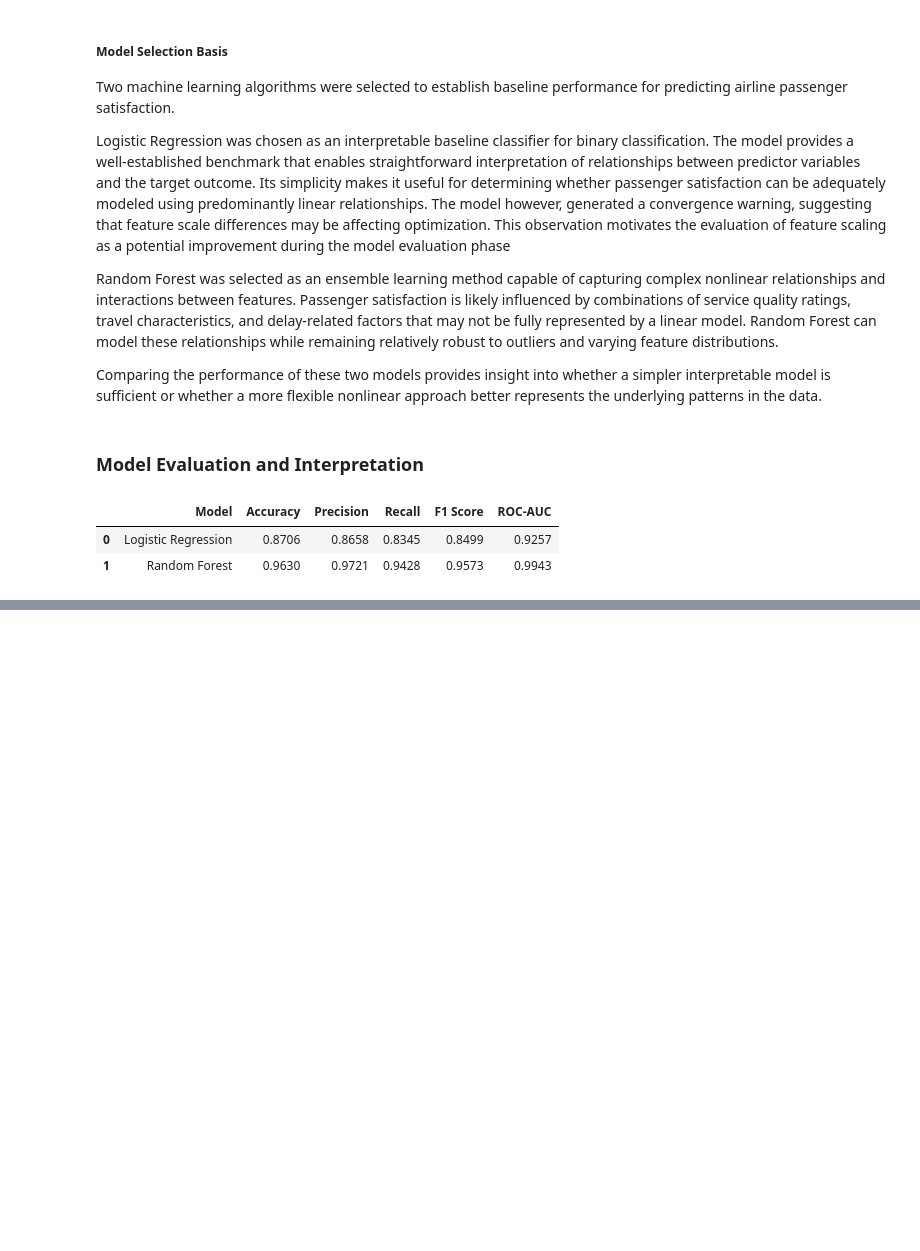
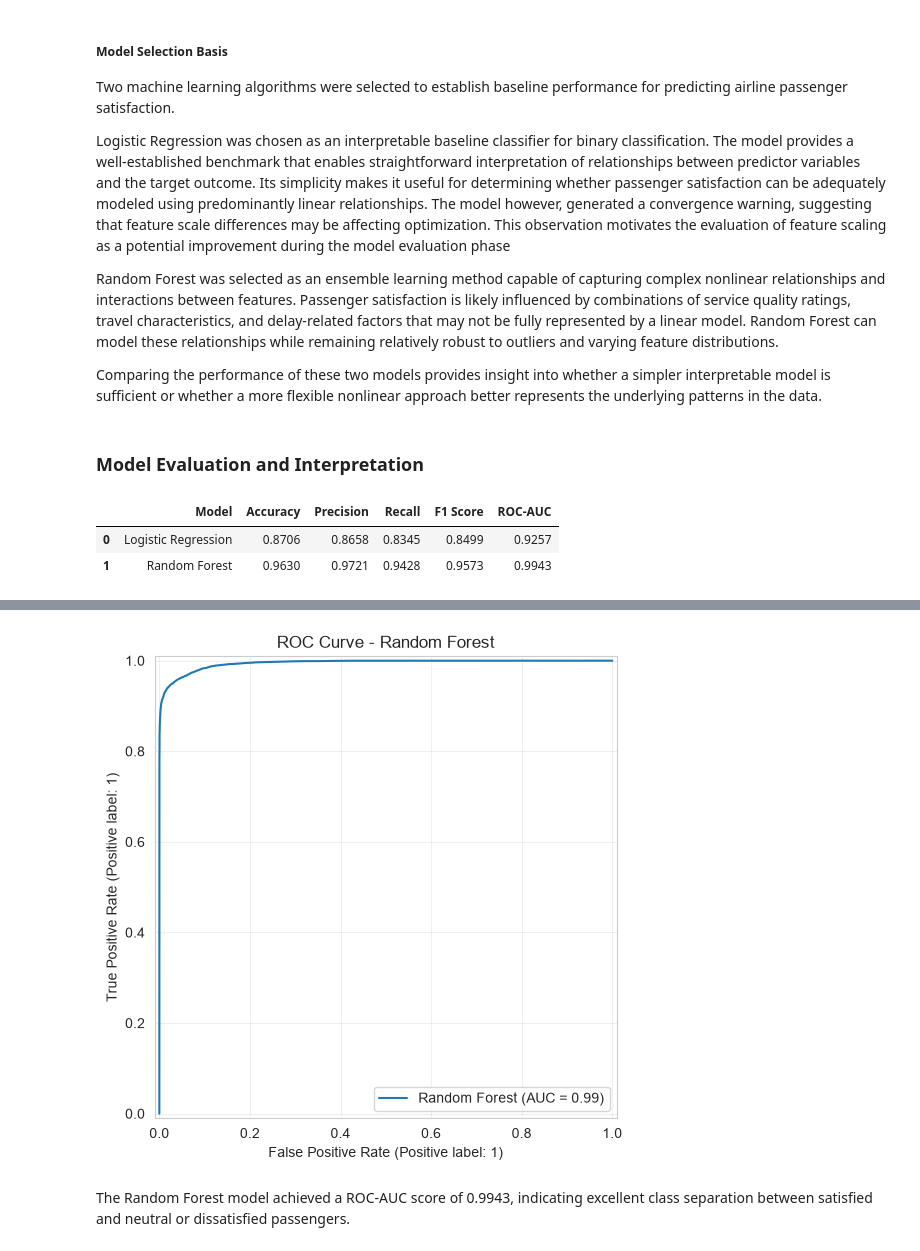
Before and after one commit to Shehzaad-S/udacity-applied-ml-project, a Jupyter notebook: modeling.ipynb, the cells around one changed output, grey strips where cells are left out. Drawn from its saved outputs; the diff is of its cells as text; code cells hidden in the pictures; blank space fills up the shorter version.

```diff
--- a/modeling.ipynb
+++ b/modeling.ipynb
@@ -744,0 +1005,19 @@ baseline_results
+# %%
+fig, ax = plt.subplots(figsize=(8, 6))
+
+RocCurveDisplay.from_estimator(
+    rf_pipeline,
+    X_test,
+    y_test,
+    ax=ax,
+    name="Random Forest"
+)
+
+plt.title("ROC Curve - Random Forest")
+plt.grid(alpha=0.3)
+
+plt.show()
+# %% [output]
+[figure, added]
+# %% [markdown]
+The Random Forest model achieved a ROC-AUC score of 0.9943, indicating excellent class separation between satisfied and neutral or dissatisfied passengers.
```
Also changed, not shown: parts of 26 cells of this notebook.
